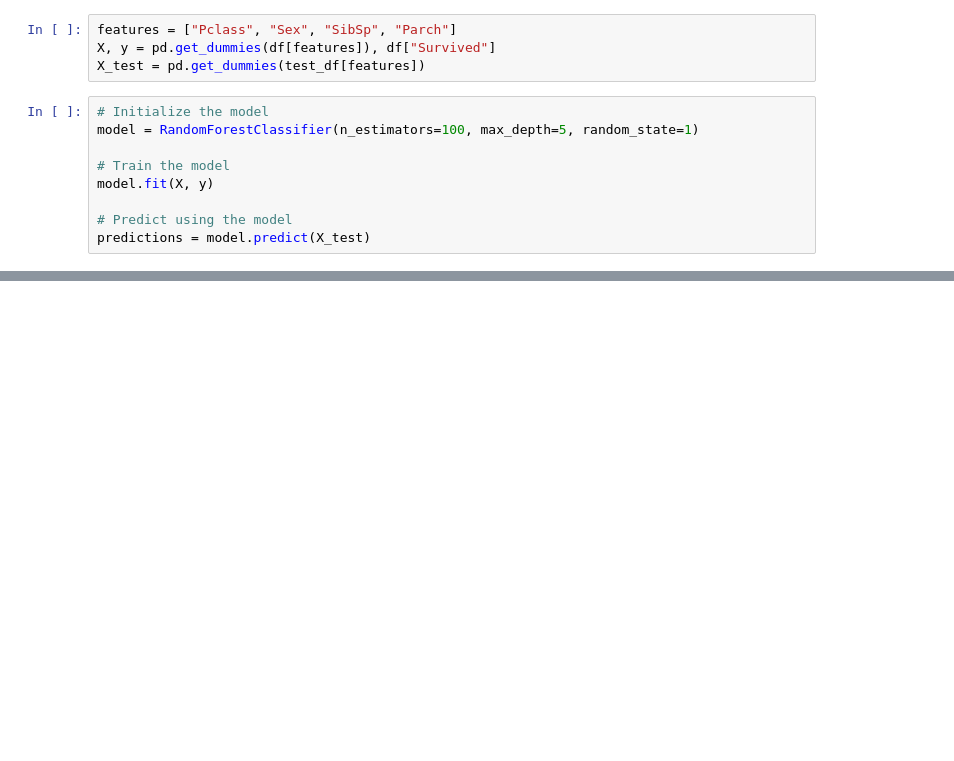
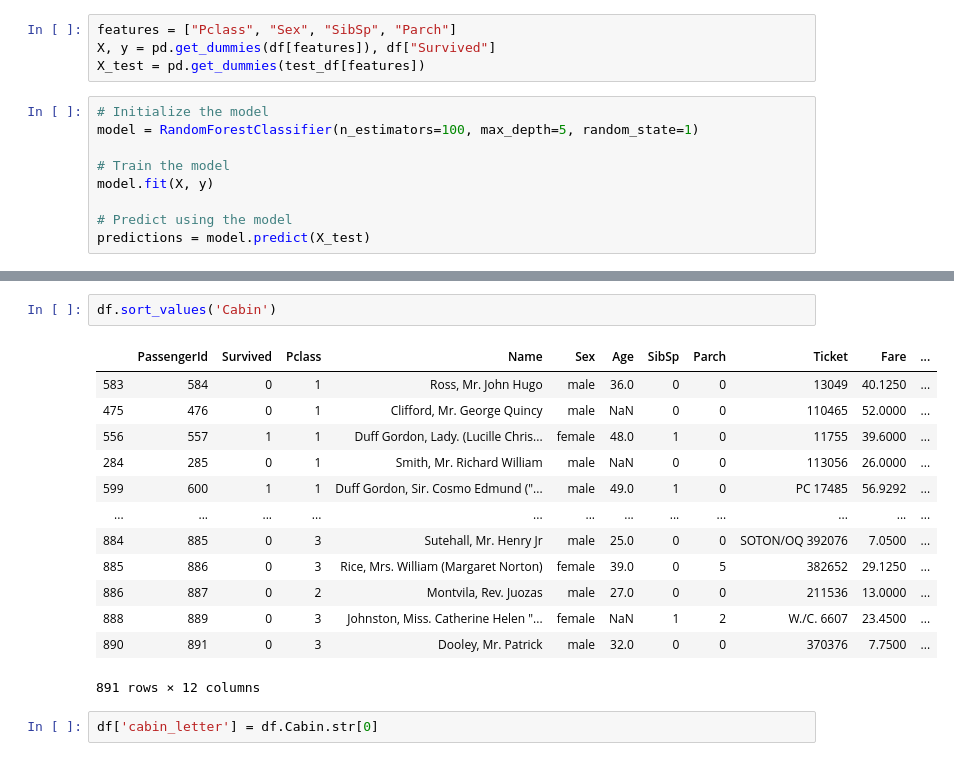
Before and after one commit to kvenkman/kaggle, a Jupyter notebook: titanic/notebooks/Competition Notebook.ipynb, the cells around one changed output, grey strips where cells are left out. Saved outputs shown, nothing was run; the diff lists cells and outputs as text; blank space fills up the shorter version.

```diff
--- a/titanic/notebooks/Competition Notebook.ipynb
+++ b/titanic/notebooks/Competition Notebook.ipynb
@@ -64,0 +169,18 @@ os.system(submit_command)
+# %%
+df.sort_values('Cabin')
+# %% [output]
+|  | PassengerId | Survived | Pclass | Name | Sex | Age | SibSp | Parch | Ticket | Fare | ... |
+| 583 | 584 | 0 | 1 | Ross, Mr. John Hugo | male | 36.0 | 0 | 0 | 13049 | 40.1250 | ... |
+| 475 | 476 | 0 | 1 | Clifford, Mr. George Quincy | male | NaN | 0 | 0 | 110465 | 52.0000 | ... |
+| 556 | 557 | 1 | 1 | Duff Gordon, Lady. (Lucille Chris... | female | 48.0 | 1 | 0 | 11755 | 39.6000 | ... |
+| 284 | 285 | 0 | 1 | Smith, Mr. Richard William | male | NaN | 0 | 0 | 113056 | 26.0000 | ... |
+| 599 | 600 | 1 | 1 | Duff Gordon, Sir. Cosmo Edmund ("... | male | 49.0 | 1 | 0 | PC 17485 | 56.9292 | ... |
+| ... | ... | ... | ... | ... | ... | ... | ... | ... | ... | ... | ... |
+| 884 | 885 | 0 | 3 | Sutehall, Mr. Henry Jr | male | 25.0 | 0 | 0 | SOTON/OQ 392076 | 7.0500 | ... |
+| 885 | 886 | 0 | 3 | Rice, Mrs. William (Margaret Norton) | female | 39.0 | 0 | 5 | 382652 | 29.1250 | ... |
+| 886 | 887 | 0 | 2 | Montvila, Rev. Juozas | male | 27.0 | 0 | 0 | 211536 | 13.0000 | ... |
+| 888 | 889 | 0 | 3 | Johnston, Miss. Catherine Helen "... | female | NaN | 1 | 2 | W./C. 6607 | 23.4500 | ... |
+| 890 | 891 | 0 | 3 | Dooley, Mr. Patrick | male | 32.0 | 0 | 0 | 370376 | 7.7500 | ... |
+891 rows × 12 columns
+# %%
+df['cabin_letter'] = df.Cabin.str[0]
```
Also changed, not shown: parts of 22 cells of this notebook.
